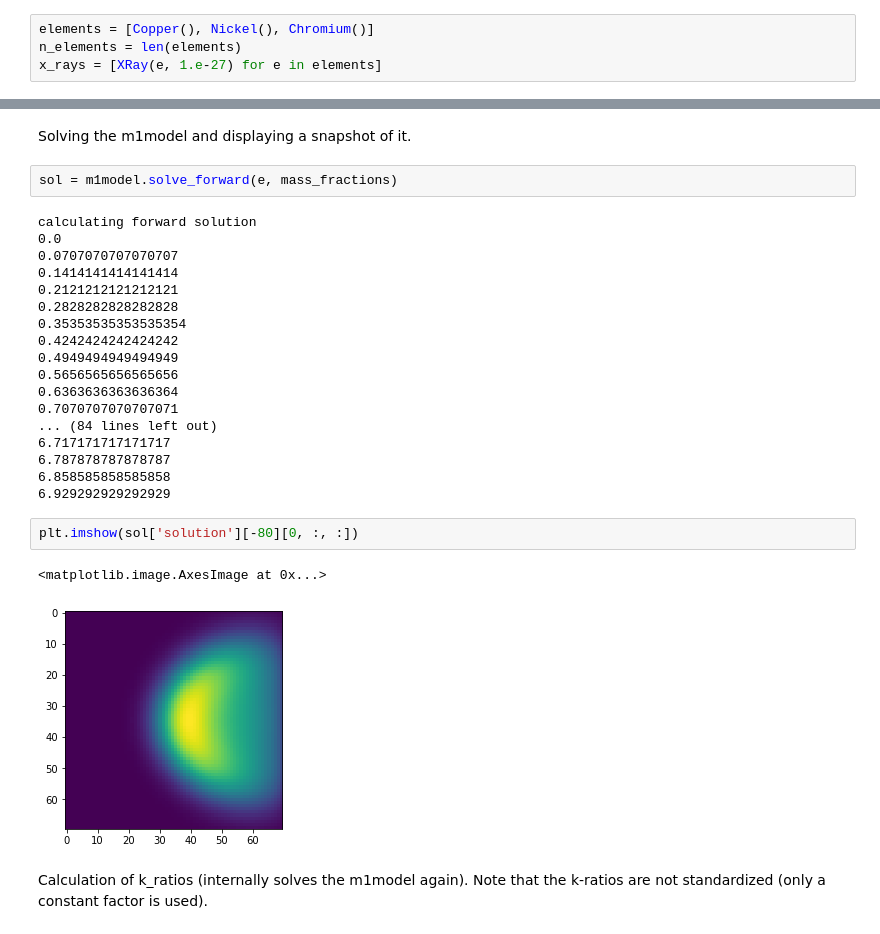
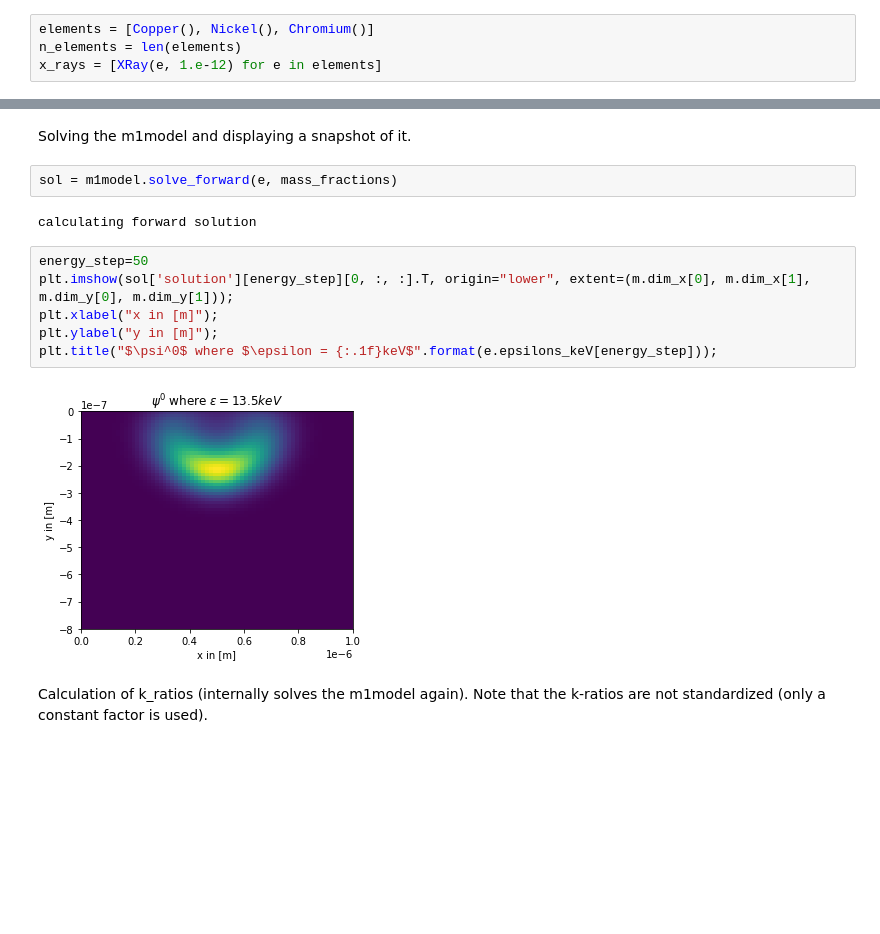
Before and after one commit to tam724/m1epma, a Jupyter notebook: example.ipynb, the cells around one changed output, grey strips where cells are left out. Cells and saved outputs as stored; diff of their text form; blank space fills up the shorter version.

Commit message:
format example plot

```diff
--- a/example.ipynb
+++ b/example.ipynb
@@ -16,7 +16,7 @@ Definition of the elements and k-ratios / xrays to be considered in the material
 # %%
 elements = [Copper(), Nickel(), Chromium()]
 n_elements = len(elements)
-x_rays = [XRay(e, 1.e-27) for e in elements]
+x_rays = [XRay(e, 1.e-12) for e in elements]
 # %% [markdown]
 Definition of the energy range. ($\epsilon_{initial} > \epsilon_{beam}$, otherwise the beam is not captured)
 # %%
@@ -46,27 +46,14 @@ Solving the m1model and displaying a snapshot of it.
 sol = m1model.solve_forward(e, mass_fractions)
 # %% [output]
 calculating forward solution
-0.0
-0.0707070707070707
-0.1414141414141414
-0.2121212121212121
-0.2828282828282828
-0.35353535353535354
-0.4242424242424242
-0.4949494949494949
-0.5656565656565656
-0.6363636363636364
-0.7070707070707071
-... (84 lines left out)
-6.717171717171717
-6.787878787878787
-6.858585858585858
-6.929292929292929
-# %%
-plt.imshow(sol['solution'][-80][0, :, :])
-# %% [output]
-<matplotlib.image.AxesImage at 0x...>
-[figure, removed]
+# %%
+energy_step=50
+plt.imshow(sol['solution'][energy_step][0, :, :].T, origin="lower", extent=(m.dim_x[0], m.dim_x[1], m.dim_y[0], m.dim_y[1]));
+plt.xlabel("x in [m]");
+plt.ylabel("y in [m]");
+plt.title("$\psi^0$ where $\epsilon = {:.1f}keV$".format(e.epsilons_keV[energy_step]));
+# %% [output]
+[figure, added]
 # %% [markdown]
 Calculation of k_ratios (internally solves the m1model again). Note that the k-ratios are not standardized (only a constant factor is used).
 # %%
```
Also changed, not shown: parts of 7 cells of this notebook, 1 other file.
